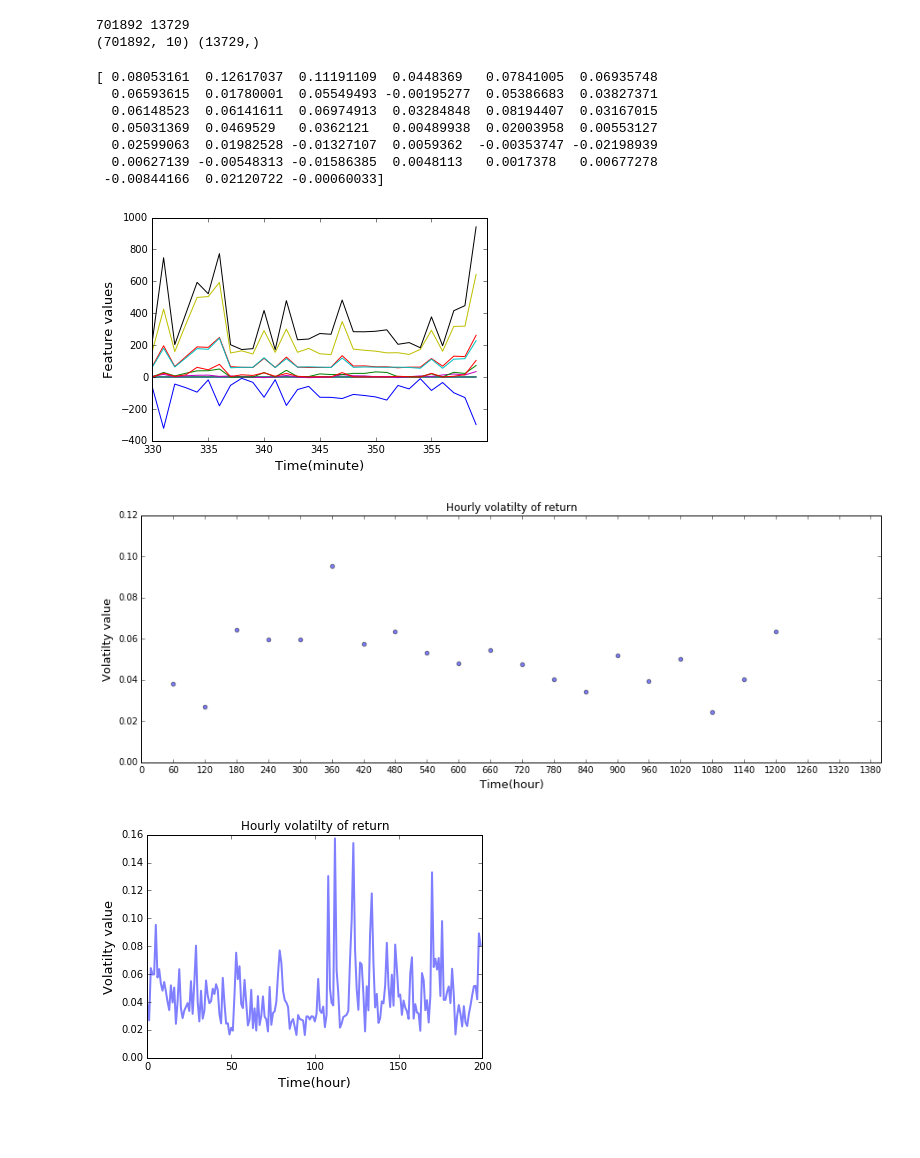
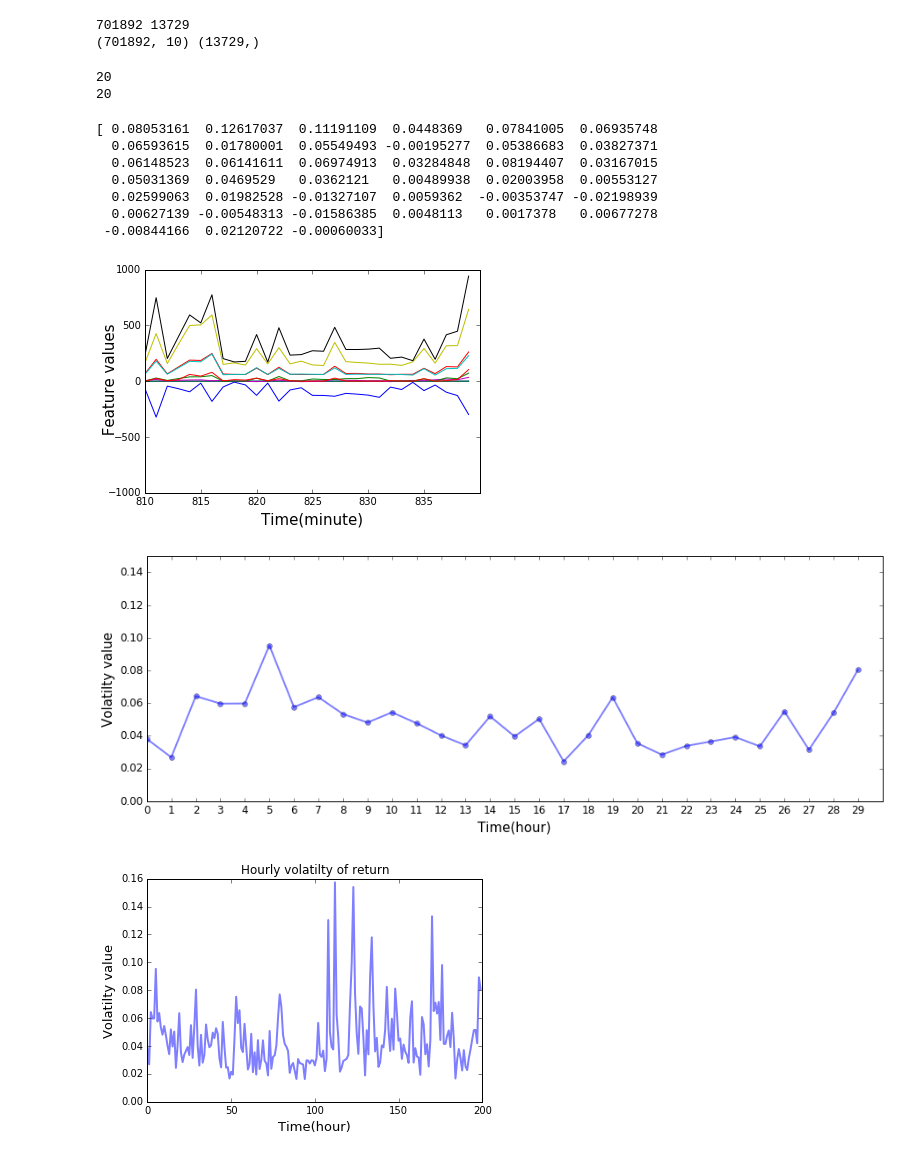
Before and after one commit to weilai0980/mixture_models_crypto, a Jupyter notebook: data_analysis.ipynb, the cells around one changed output. Drawn from its saved outputs; the diff is of its cells as text; code cells hidden in the pictures; blank space fills up the shorter version.

```diff
--- a/data_analysis.ipynb
+++ b/data_analysis.ipynb
@@ -50,6 +50,12 @@ print np.shape(features_minu), np.shape(rvol_hour)
 # %% [output]
 701892 13729
 (701892, 10) (13729,)
+# %%
+print len([9, 10, 11, 12, 1, 2, 3, 4, 5, 6, 7, 8, 9, 10, 11, 12, 1, 2, 3, 4])
+print len([30, 31, 30, 31, 31, 30, 31, 30, 31, 30, 31, 31, 30, 31, 30, 31, 31, 30, 31, 30])
+# %% [output]
+20
+20
 # %%
 # autoregressive order
 
@@ -68,51 +74,60 @@ print tmp_pacf
 # %%
 # FIGURE
 
 # order book to feature series
 
 tmp = features_minu[500:530]
 
 np.shape(tmp)
 
 fig, ax = plt.subplots()
-ax.plot(np.arange(330, 360),tmp)
+ax.plot(np.arange(810, 840),tmp)
 # , 'g', marker='o')
 #         ,  marker='o', linestyle='--', label = 'Auto-correlation', color = 'b')
 # plt.title("Order book data from one minute")
 # ax.set_ylim([-50, 400])
-ax.set_xlabel('Time(minute)', fontsize=13)
-ax.set_ylabel('Feature values', fontsize=13)
+
+ax.xaxis.set_tick_params(labelsize=10)
+ax.yaxis.set_tick_params(labelsize=10)
+ax.set_ylim([-1000, 1000])
+
+ax.xaxis.set_ticks(np.arange(810, 840, 5));
+
+ax.set_xlabel('Time(minute)', fontsize=15)
+ax.set_ylabel(' Feature values', fontsize=15)
 # ax.legend(loc=2)
-
-ax.xaxis.set_ticks(np.arange(330, 360, 5));
+ax.yaxis.set_label_coords(-0.08, 0.5)
 
 fig.savefig('/media/guo/System/Users/guoti/tian-work-2017/paper_bc/figures/ob_series.jpg')
 # %% [output]
-[figure, old version]
+[figure, new version]
 # %%
 # FIGURE
 
 # sparse volatility series
 
 fig, ax = plt.subplots()
-fig.set_size_inches( 15,5 )
+fig.set_size_inches(15, 5)
 
-x = [(i+1)*60 for i in range(20)]
+x = [i for i in range(30)]
 
-ax.scatter(x, rvol_hour[:20], c="b", alpha=0.5, label="Luck")
+ax.plot(x, rvol_hour[:30], c="b", alpha=0.5, label="Luck",  marker='o', linewidth=2.0)
 
 #         ,  marker='o', linestyle='--', label = 'Auto-correlation', color = 'b')
-plt.title("Hourly volatilty of return")
+# plt.title("Hourly volatilty of return")
 
-ax.xaxis.set_ticks(np.arange(0, 1400, 60))
+ax.xaxis.set_ticks(np.arange(0, 30))
+ax.xaxis.set_tick_params(labelsize=12)
+ax.yaxis.set_tick_params(labelsize=12)
 
 # ax.set_xlim([-5,55])
-ax.set_ylabel('Volatilty value', fontsize=13)
-ax.set_xlabel('Time(hour)', fontsize=13)
+ax.set_ylim([0,0.15])
+ax.set_ylabel('Volatilty value', fontsize=15)
+ax.set_xlabel('Time(hour)', fontsize=15)
 
 fig.savefig('/media/guo/System/Users/guoti/tian-work-2017/paper_bc/figures/vol_minu.jpg')
 # %% [output]
-[figure, old version]
+[figure, new version]
 # %%
 # FIGURE
 
```
Also changed, not shown: parts of 3 cells of this notebook, 10 other files.
